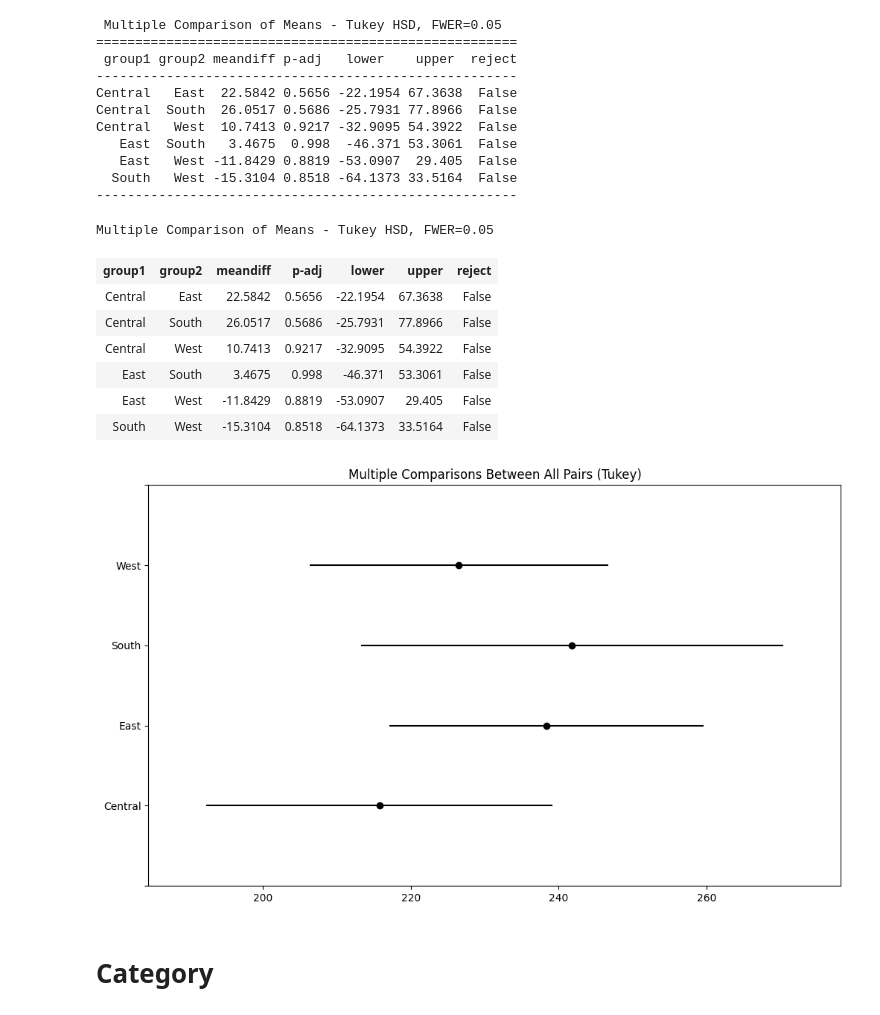
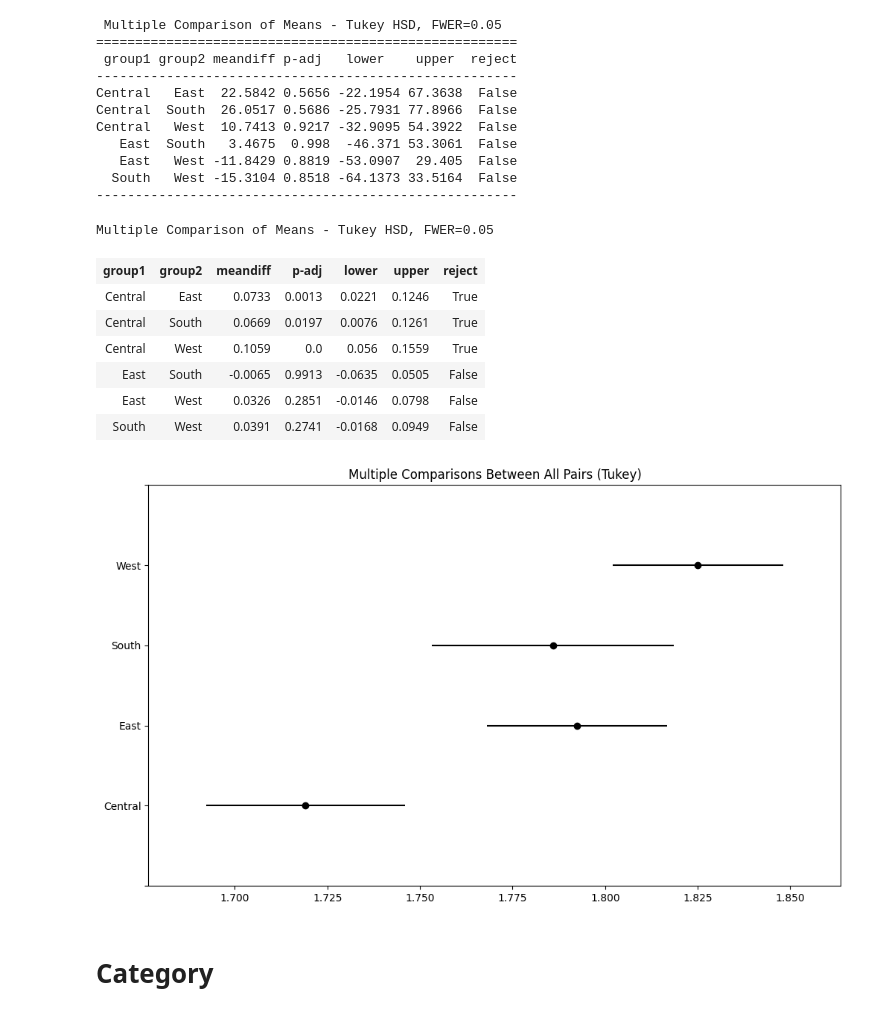
Before and after one commit to KonuTech/supply-chain-case-study, a Jupyter notebook: case_study_ANOVA.ipynb, the cells around one changed output. Saved outputs shown, nothing was run; the diff lists cells and outputs as text; code cells hidden in the pictures.

```diff
--- a/case_study_ANOVA.ipynb
+++ b/case_study_ANOVA.ipynb
@@ -140,6 +140,8 @@ df['Log Sales'] = log_transformer.transform(df[['Sales']])
 df['Log Profit'] = log_transformer.transform(df[['Profit']])
 # %%
 df["Category-SubCategory"] = df["Category"].str.cat(df["Sub-Category"], sep="-")
+# %%
+df["Category-SubCategory-Region"] = df["Category"].str.cat(df["Sub-Category"], sep="-").str.cat(df["Region"], sep="-")
 # %%
 df_sample = df.sample(n=3000)
 df_sample
@@ -243,25 +245,25 @@ Central   West  10.7413 0.9217 -32.9095 54.3922  False
   South   West -15.3104 0.8518 -64.1373 33.5164  False
 ------------------------------------------------------
 # %%
-tukey = pairwise_tukeyhsd(df["Sales"], df["Region"])
+tukey = pairwise_tukeyhsd(df["Log Sales"], df["Region"])
 
 # plotting group confidence intervals
 tukey.plot_simultaneous(figsize = (12, 7))
 plt.vlines(x = 49.5, ymin = -0.3, ymax = 5, color = "#F0260A", linestyles = "dashed")
 tukey.summary()
 
 # x - indexes where to plot the lines.
 # ymin, ymax - Respective beginning and end of each line. If scalars are provided, all lines will have same length.
 # %% [output]
 Multiple Comparison of Means - Tukey HSD, FWER=0.05
 | group1 | group2 | meandiff | p-adj | lower | upper | reject |
-| Central | East | 22.5842 | 0.5656 | -22.1954 | 67.3638 | False |
-| Central | South | 26.0517 | 0.5686 | -25.7931 | 77.8966 | False |
-| Central | West | 10.7413 | 0.9217 | -32.9095 | 54.3922 | False |
-| East | South | 3.4675 | 0.998 | -46.371 | 53.3061 | False |
-| East | West | -11.8429 | 0.8819 | -53.0907 | 29.405 | False |
-| South | West | -15.3104 | 0.8518 | -64.1373 | 33.5164 | False |
+| Central | East | 0.0733 | 0.0013 | 0.0221 | 0.1246 | True |
+| Central | South | 0.0669 | 0.0197 | 0.0076 | 0.1261 | True |
+| Central | West | 0.1059 | 0.0 | 0.056 | 0.1559 | True |
+| East | South | -0.0065 | 0.9913 | -0.0635 | 0.0505 | False |
+| East | West | 0.0326 | 0.2851 | -0.0146 | 0.0798 | False |
+| South | West | 0.0391 | 0.2741 | -0.0168 | 0.0949 | False |
-[figure, old version]
+[figure, new version]
 # %% [markdown]
 # Category
 # %%
```
Also changed, not shown: parts of 4 cells of this notebook, 3 other files.
